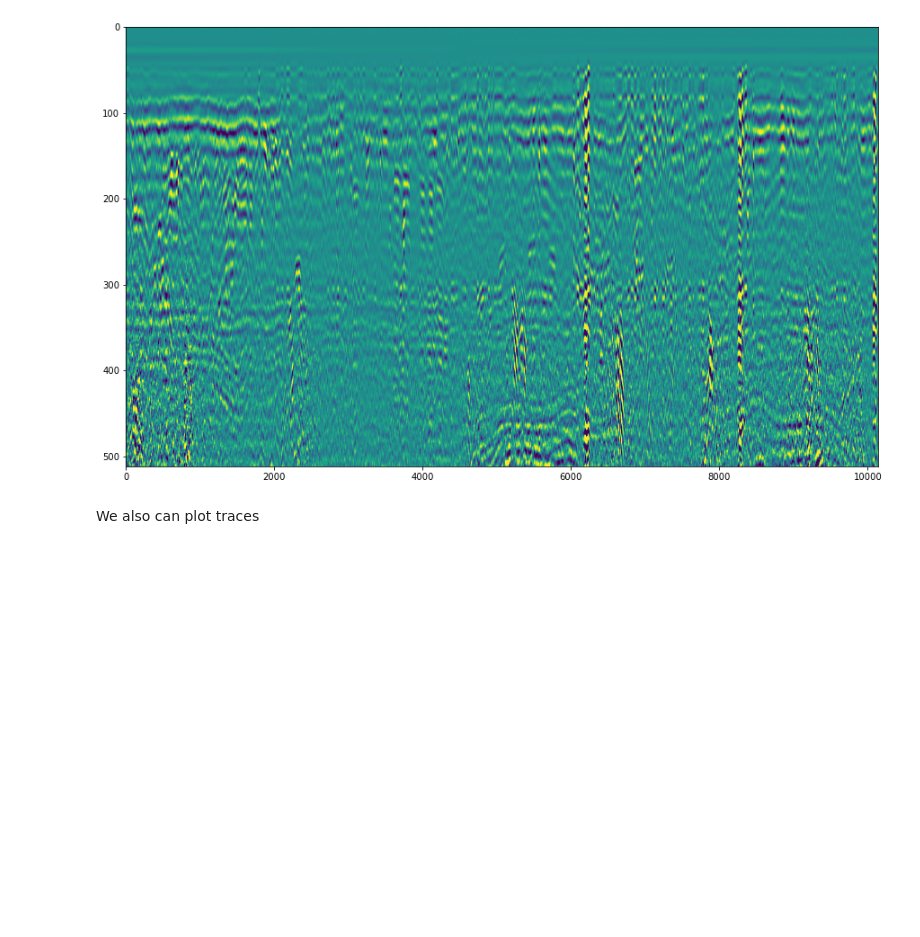
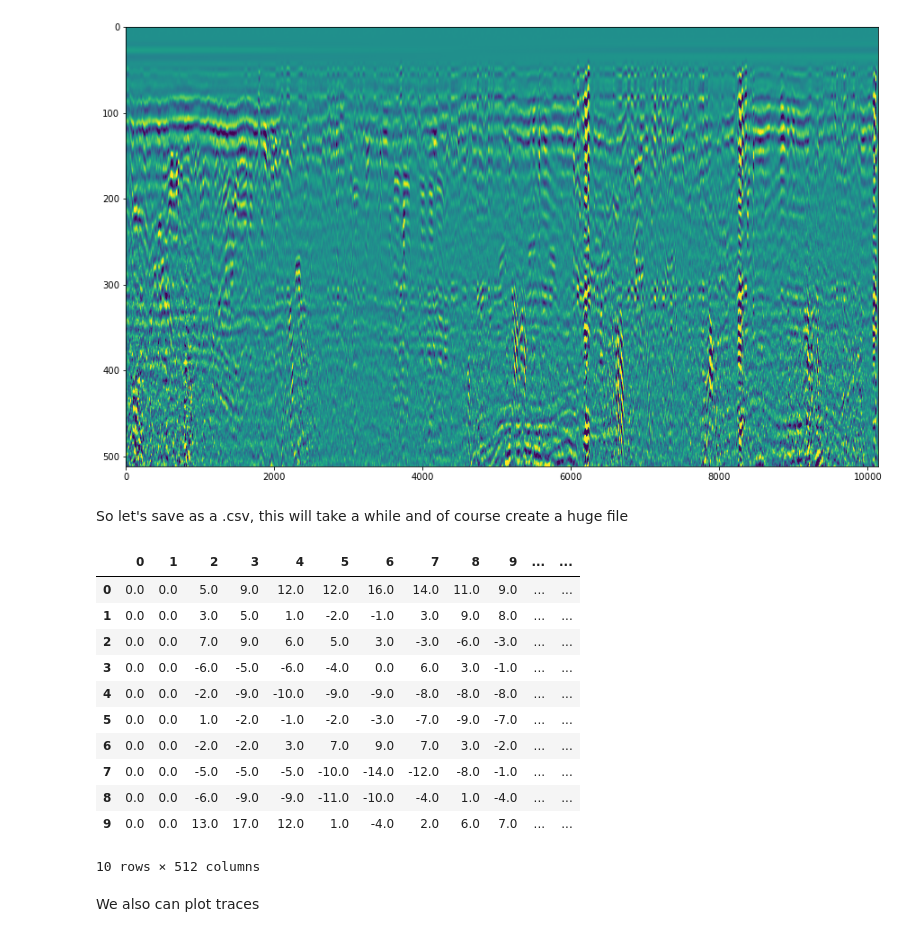
Before and after one commit to GGDRriedel/readreflexw, a Jupyter notebook: example_usage.ipynb, the cells around one changed output. Saved outputs shown, nothing was run; the diff lists cells and outputs as text; code cells hidden in the pictures; blank space fills up the shorter version.

Commit message:
Added file saving in jupyter example

```diff
--- a/example_usage.ipynb
+++ b/example_usage.ipynb
@@ -84,6 +85,25 @@ plt.imshow(radardata.traces.T,aspect='auto',vmin=maxmin*-1,vmax=maxmin)
 # %% [output]
 <matplotlib.image.AxesImage at 0x...>
 [figure]
+# %% [markdown]
+So let's save as a .csv, this will take a while and of course create a huge file
+# %%
+radardata.export_csv('exampledata\myfile.csv')
+testread=pd.read_csv('exampledata\myfile.csv',nrows=10,header=None)
+testread
+# %% [output]
+|  | 0 | 1 | 2 | 3 | 4 | 5 | 6 | 7 | 8 | 9 | ... | ... |
+| 0 | 0.0 | 0.0 | 5.0 | 9.0 | 12.0 | 12.0 | 16.0 | 14.0 | 11.0 | 9.0 | ... | ... |
+| 1 | 0.0 | 0.0 | 3.0 | 5.0 | 1.0 | -2.0 | -1.0 | 3.0 | 9.0 | 8.0 | ... | ... |
+| 2 | 0.0 | 0.0 | 7.0 | 9.0 | 6.0 | 5.0 | 3.0 | -3.0 | -6.0 | -3.0 | ... | ... |
+| 3 | 0.0 | 0.0 | -6.0 | -5.0 | -6.0 | -4.0 | 0.0 | 6.0 | 3.0 | -1.0 | ... | ... |
+| 4 | 0.0 | 0.0 | -2.0 | -9.0 | -10.0 | -9.0 | -9.0 | -8.0 | -8.0 | -8.0 | ... | ... |
+| 5 | 0.0 | 0.0 | 1.0 | -2.0 | -1.0 | -2.0 | -3.0 | -7.0 | -9.0 | -7.0 | ... | ... |
+| 6 | 0.0 | 0.0 | -2.0 | -2.0 | 3.0 | 7.0 | 9.0 | 7.0 | 3.0 | -2.0 | ... | ... |
+| 7 | 0.0 | 0.0 | -5.0 | -5.0 | -5.0 | -10.0 | -14.0 | -12.0 | -8.0 | -1.0 | ... | ... |
+| 8 | 0.0 | 0.0 | -6.0 | -9.0 | -9.0 | -11.0 | -10.0 | -4.0 | 1.0 | -4.0 | ... | ... |
+| 9 | 0.0 | 0.0 | 13.0 | 17.0 | 12.0 | 1.0 | -4.0 | 2.0 | 6.0 | 7.0 | ... | ... |
+10 rows × 512 columns
 # %% [markdown]
 We also can plot traces
 # %%
```
Also changed, not shown: parts of 5 cells of this notebook.
